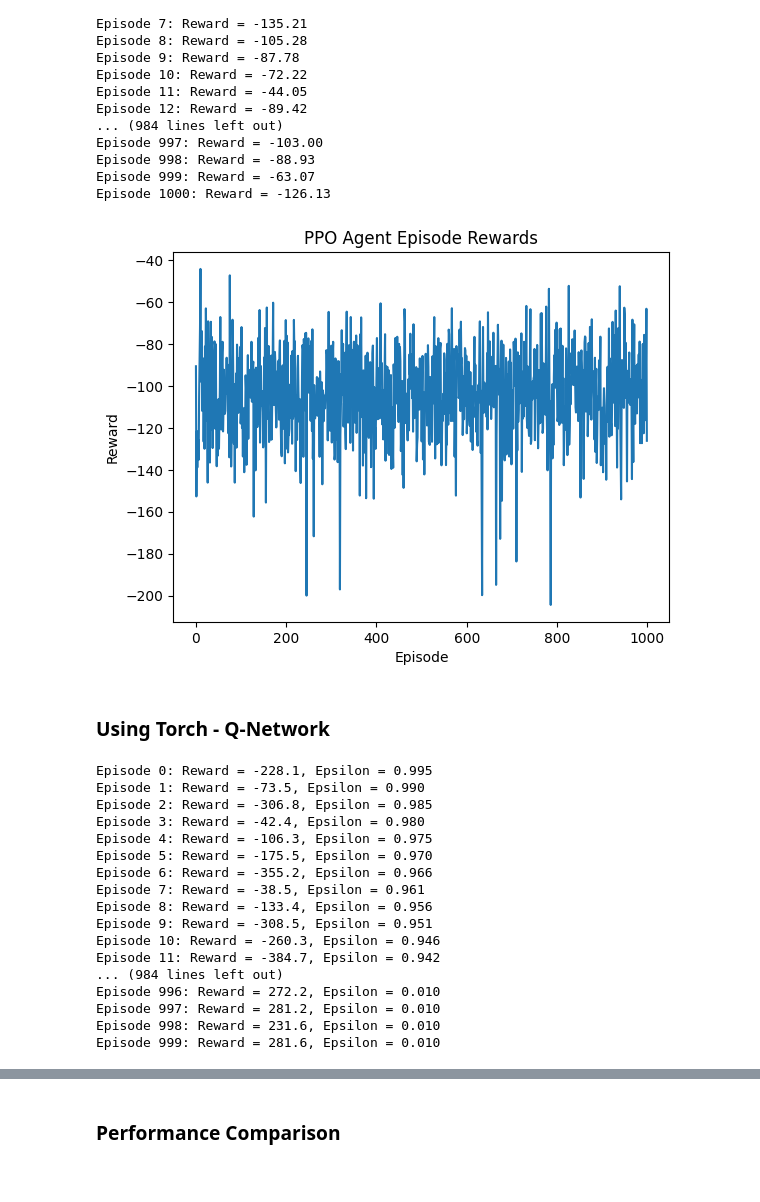
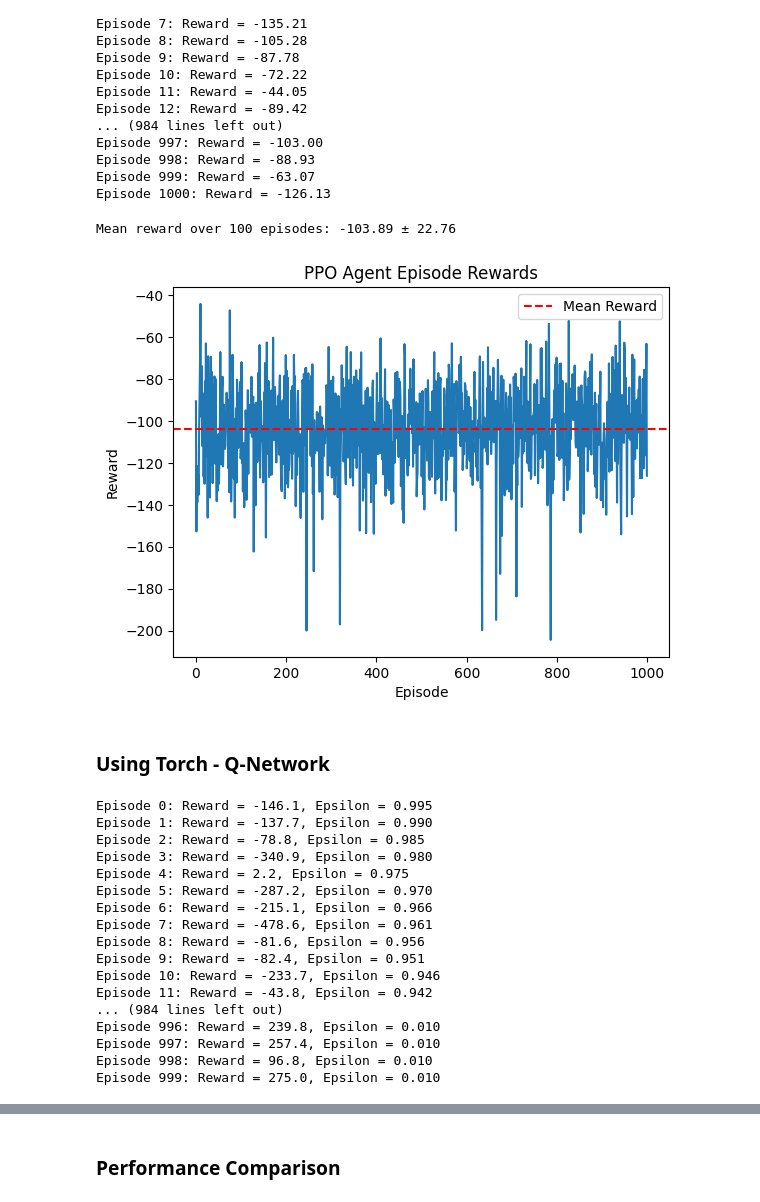
Before and after one commit to MGN19/Reinforcement-learning, a Jupyter notebook: Lunar Lander.ipynb, the cells around one changed output, grey strips where cells are left out. Saved outputs shown, nothing was run; the diff lists cells and outputs as text; code cells hidden in the pictures.

```diff
--- a/Lunar Lander.ipynb
+++ b/Lunar Lander.ipynb
@@ -295,11 +304,11 @@ Wrapping the env in a DummyVecEnv.
 # %% [markdown]
 ### PPO
 # %%
-model = PPO("MlpPolicy", env, verbose=1, seed=42)
+model_ppo = PPO("MlpPolicy", env, verbose=1, seed=42)
 
 timestamps = 100_000
 
-model.learn(total_timesteps=timestamps)
+model_ppo.learn(total_timesteps=timestamps)
 # %% [output]
 Using cpu device
 Wrapping the env with a `Monitor` wrapper
@@ -322,7 +331,7 @@ Wrapping the env in a DummyVecEnv.
 # %%
 episodes = 1000
 
-rewards_ppo = run_episodes(model, env, n_episodes=episodes)
+rewards_ppo = run_episodes(model_ppo, env, n_episodes=episodes)
 # %% [output]
 Episode 1: Reward = -90.54
 Episode 2: Reward = -152.69
@@ -341,11 +350,25 @@ Episode 997: Reward = -103.00
 Episode 998: Reward = -88.93
 Episode 999: Reward = -63.07
 Episode 1000: Reward = -126.13
+# %%
+mean_reward, std_reward = evaluate_policy(
+    model_ppo,
+    env,
+    n_eval_episodes=episodes,
+    deterministic=True,
+    render=False
+)
+
+print(f"Mean reward over {episodes} episodes: {mean_reward:.2f} ± {std_reward:.2f}")
+# %% [output]
+Mean reward over 100 episodes: -103.89 ± 22.76
 # %%
 plt.plot(rewards_ppo)
+plt.axhline(mean_reward, color='r', linestyle='--', label='Mean Reward')
 plt.title("PPO Agent Episode Rewards")
 plt.xlabel("Episode")
 plt.ylabel("Reward")
+plt.legend()
 plt.show()
 # %% [output]
-[figure, old version]
+[figure, new version]
@@ -380,7 +395,7 @@ model = QNet(obs_dim, act_dim).to(device)
 optimizer = optim.Adam(model.parameters(), lr=1e-3)
 epsilon = EPS_START
 # %%
-model_torch_dqn, rewards_torch_dqn = train_dqn(
+model_torch_qnet, rewards_torch_dqn = train_dqn(
     model=model,
     env=env,
     optimizer=optimizer,
@@ -392,20 +407,20 @@ model_torch_dqn, rewards_torch_dqn = train_dqn(
     epsilon_decay=EPS_DECAY
 )
 # %% [output]
-Episode 0: Reward = -228.1, Epsilon = 0.995
-Episode 1: Reward = -73.5, Epsilon = 0.990
-Episode 2: Reward = -306.8, Epsilon = 0.985
-Episode 3: Reward = -42.4, Epsilon = 0.980
-Episode 4: Reward = -106.3, Epsilon = 0.975
-Episode 5: Reward = -175.5, Epsilon = 0.970
-Episode 6: Reward = -355.2, Epsilon = 0.966
-Episode 7: Reward = -38.5, Epsilon = 0.961
-Episode 8: Reward = -133.4, Epsilon = 0.956
-Episode 9: Reward = -308.5, Epsilon = 0.951
-Episode 10: Reward = -260.3, Epsilon = 0.946
-Episode 11: Reward = -384.7, Epsilon = 0.942
+Episode 0: Reward = -146.1, Epsilon = 0.995
+Episode 1: Reward = -137.7, Epsilon = 0.990
+Episode 2: Reward = -78.8, Epsilon = 0.985
+Episode 3: Reward = -340.9, Epsilon = 0.980
+Episode 4: Reward = 2.2, Epsilon = 0.975
+Episode 5: Reward = -287.2, Epsilon = 0.970
+Episode 6: Reward = -215.1, Epsilon = 0.966
+Episode 7: Reward = -478.6, Epsilon = 0.961
+Episode 8: Reward = -81.6, Epsilon = 0.956
+Episode 9: Reward = -82.4, Epsilon = 0.951
+Episode 10: Reward = -233.7, Epsilon = 0.946
+Episode 11: Reward = -43.8, Epsilon = 0.942
 ... (984 lines left out)
-Episode 996: Reward = 272.2, Epsilon = 0.010
-Episode 997: Reward = 281.2, Epsilon = 0.010
-Episode 998: Reward = 231.6, Epsilon = 0.010
-Episode 999: Reward = 281.6, Epsilon = 0.010
+Episode 996: Reward = 239.8, Epsilon = 0.010
+Episode 997: Reward = 257.4, Epsilon = 0.010
+Episode 998: Reward = 96.8, Epsilon = 0.010
+Episode 999: Reward = 275.0, Epsilon = 0.010
```
Also changed, not shown: parts of 28 cells of this notebook, 3 other files.
